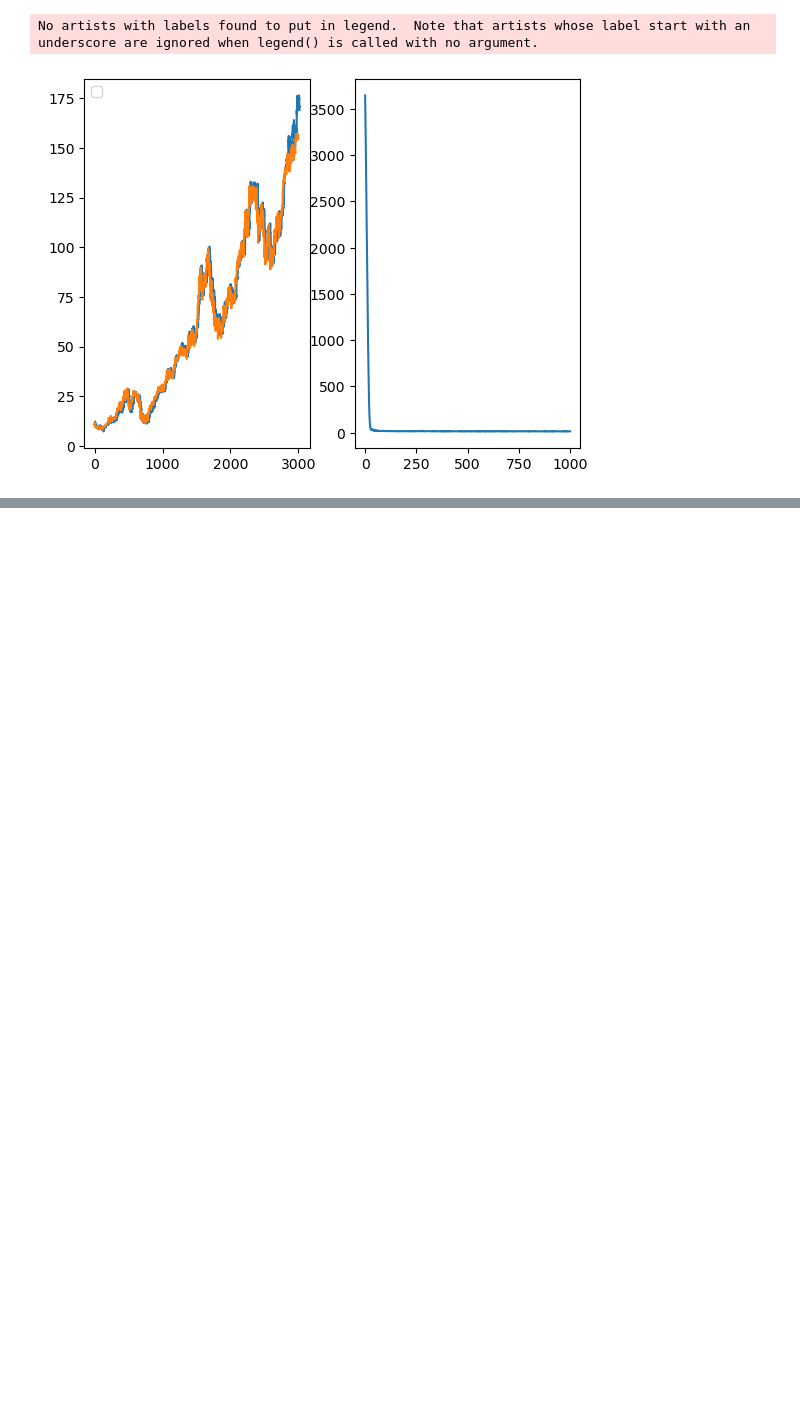
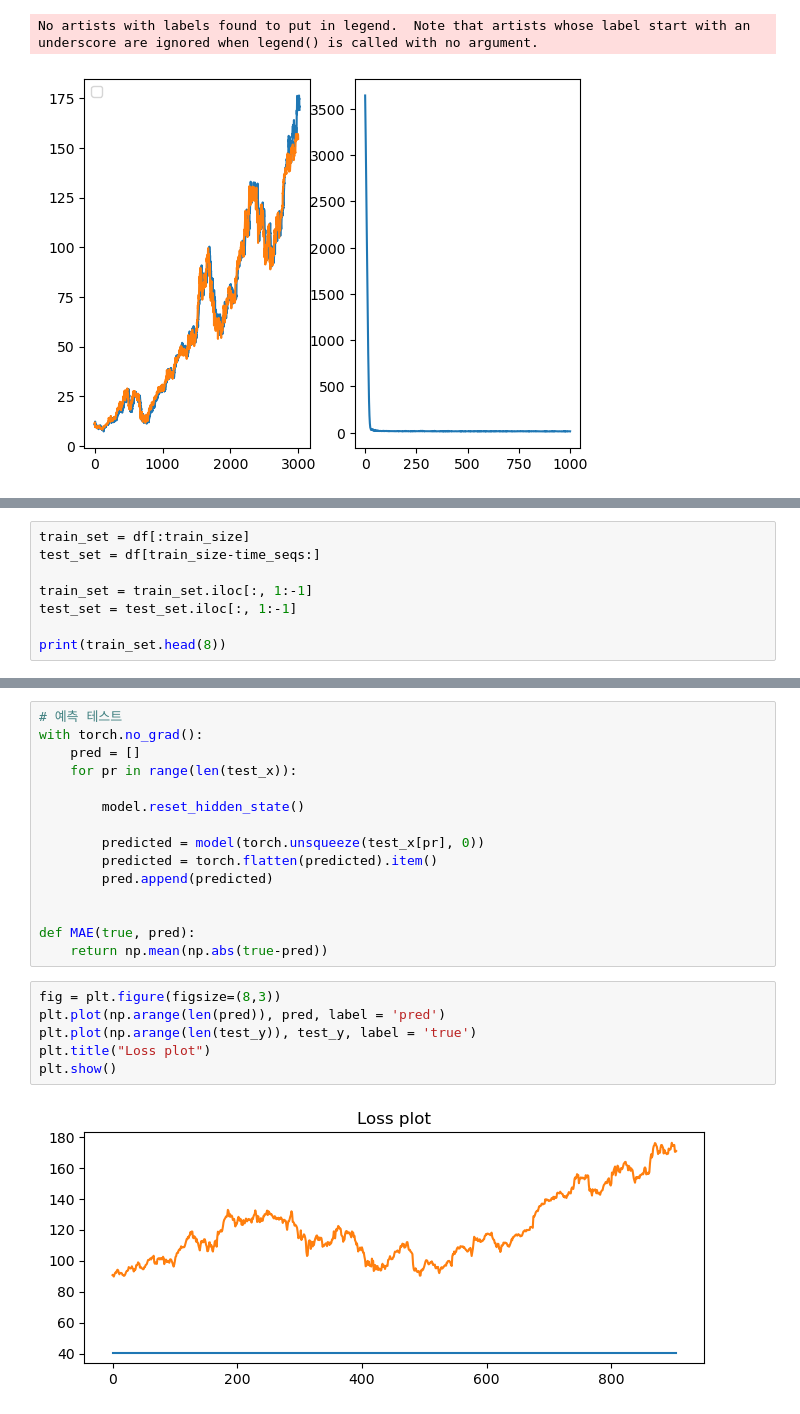
Before and after one commit to yoonhero/Brainstormers, a Jupyter notebook: paperwithcode/LSTM_GRU_RNN.ipynb, the cells around one changed output, grey strips where cells are left out. Cells and saved outputs as stored; diff of their text form; blank space fills up the shorter version.

```diff
--- a/paperwithcode/LSTM_GRU_RNN.ipynb
+++ b/paperwithcode/LSTM_GRU_RNN.ipynb
@@ -315,0 +330,8 @@ No artists with labels found to put in legend.  Note that artists whose label st
+# %%
+train_set = df[:train_size]
+test_set = df[train_size-time_seqs:]
+
+train_set = train_set.iloc[:, 1:-1]
+test_set = test_set.iloc[:, 1:-1]
+
+print(train_set.head(8))
@@ -315,0 +515,23 @@ No artists with labels found to put in legend.  Note that artists whose label st
+# %%
+# 예측 테스트
+with torch.no_grad():
+    pred = []
+    for pr in range(len(test_x)):
+
+        model.reset_hidden_state()
+
+        predicted = model(torch.unsqueeze(test_x[pr], 0))
+        predicted = torch.flatten(predicted).item()
+        pred.append(predicted)
+
+
+def MAE(true, pred):
+    return np.mean(np.abs(true-pred))
+# %%
+fig = plt.figure(figsize=(8,3))
+plt.plot(np.arange(len(pred)), pred, label = 'pred')
+plt.plot(np.arange(len(test_y)), test_y, label = 'true')
+plt.title("Loss plot")
+plt.show()
+# %% [output]
+[figure, added]
```
Also changed, not shown: parts of 10 cells of this notebook, 1 other file.
